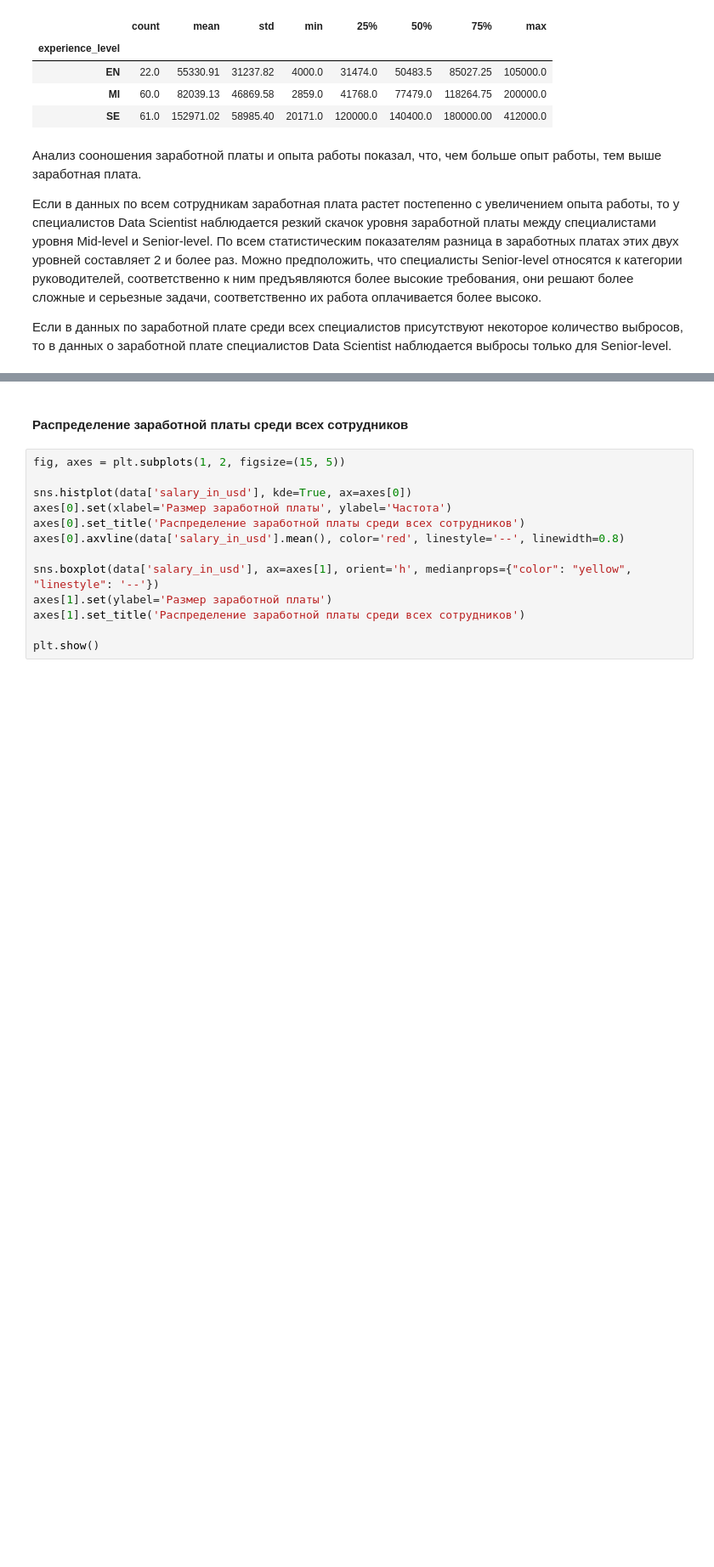
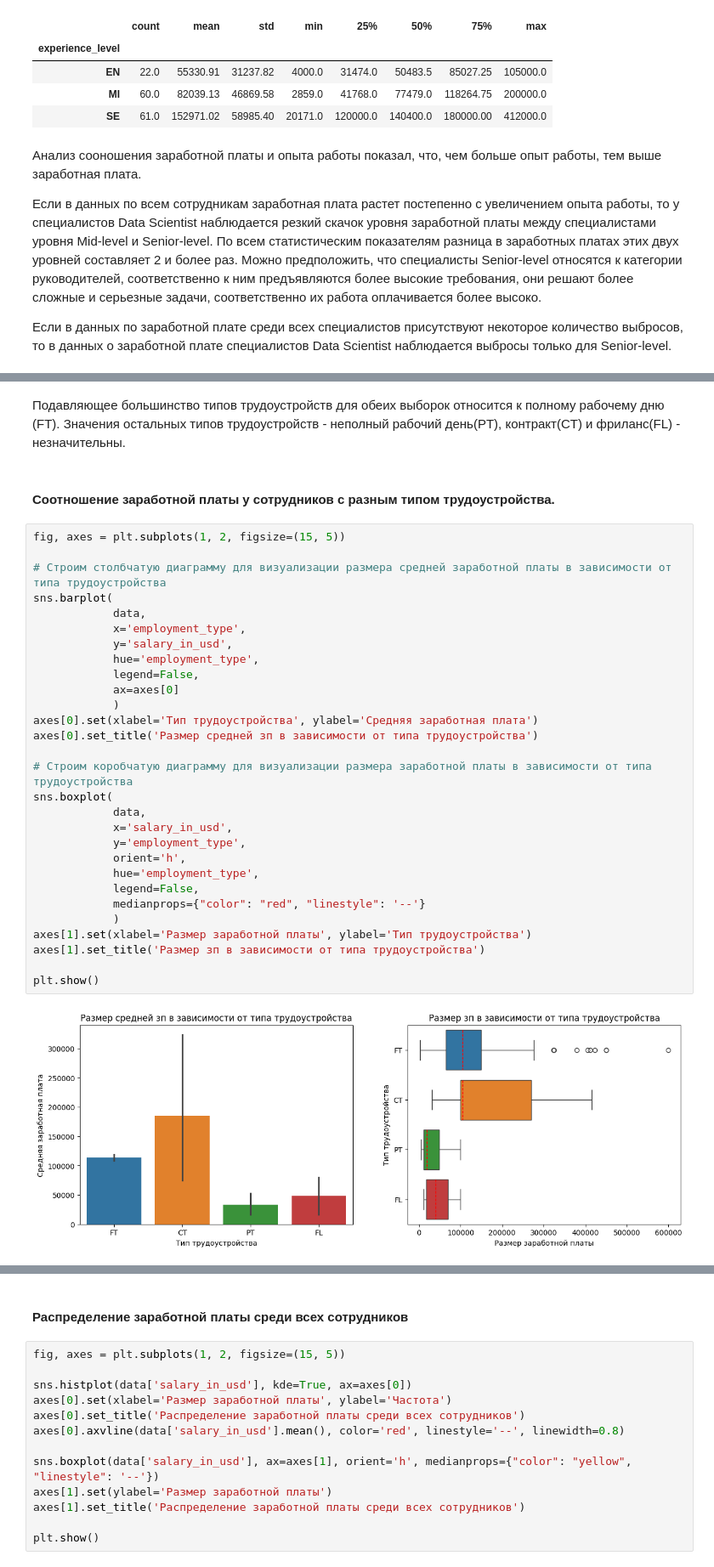
Before and after one commit to LNarnia/new_DS, a Jupyter notebook: Skillfactory/EDA_4/Исследование_данных_HR_агенства.ipynb, the cells around one changed output, grey strips where cells are left out. Shown at 85% size. Drawn from its saved outputs; the diff is of its cells as text; blank space fills up the shorter version.

```diff
--- a/Skillfactory/EDA_4/Исследование_данных_HR_агенства.ipynb
+++ b/Skillfactory/EDA_4/Исследование_данных_HR_агенства.ipynb
@@ -362,0 +368,35 @@ salary_experience_ds
+# %% [markdown]
+Подавляющее большинство типов трудоустройств для обеих выборок относится к полному рабочему дню (FT). Значения остальных типов трудоустройств - неполный рабочий день(PT), контракт(CT) и фриланс(FL) - незначительны.
+# %% [markdown]
+#### Соотношение заработной платы у сотрудников с разным типом трудоустройства.
+# %%
+fig, axes = plt.subplots(1, 2, figsize=(15, 5))
+
+# Строим столбчатую диаграмму для визуализации размера средней заработной платы в зависимости от типа трудоустройства
+sns.barplot(
+            data,
+            x='employment_type',
+            y='salary_in_usd',
+            hue='employment_type',
+            legend=False,
+            ax=axes[0]
+            )
+axes[0].set(xlabel='Тип трудоустройства', ylabel='Средняя заработная плата')
+axes[0].set_title('Размер средней зп в зависимости от типа трудоустройства')
+
+# Строим коробчатую диаграмму для визуализации размера заработной платы в зависимости от типа трудоустройства
+sns.boxplot(
+            data,
+            x='salary_in_usd',
+            y='employment_type',
+            orient='h',
+            hue='employment_type',
+            legend=False,
+            medianprops={"color": "red", "linestyle": '--'}
+            )
+axes[1].set(xlabel='Размер заработной платы', ylabel='Тип трудоустройства')
+axes[1].set_title('Размер зп в зависимости от типа трудоустройства')
+
+plt.show()
+# %% [output]
+[figure, added]
```
Also changed, not shown: parts of 14 cells of this notebook.
